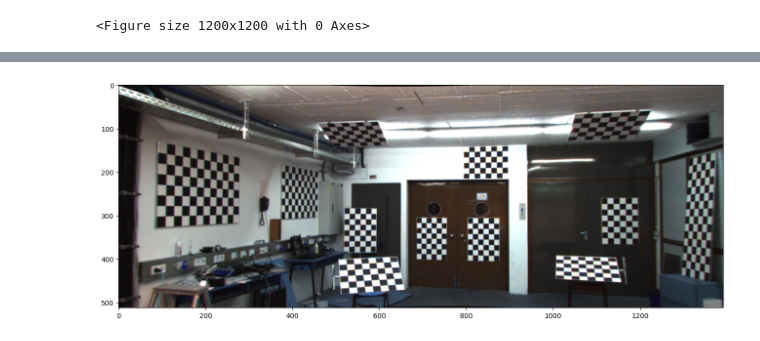
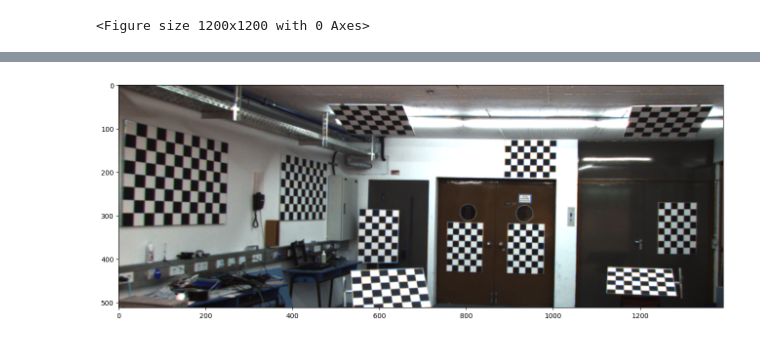
Before and after one commit to Boti21/ObjectTrackingInTheStreets, a Jupyter notebook: CameraCalibration/IterativeCameraCalibrationTesting copy.ipynb, the cells around one changed output, grey strips where cells are left out. Drawn from its saved outputs; the diff is of its cells as text; code cells hidden in the pictures.

```diff
--- a/CameraCalibration/IterativeCameraCalibrationTesting copy.ipynb
+++ b/CameraCalibration/IterativeCameraCalibrationTesting copy.ipynb
@@ -66,12 +66,14 @@ square_size = 0.1 # m
 chessboard_sizes = {
     'board1': (7, 11),  # eg big one on the left
     'board2': (5, 7), #  eg smaller ones in the middle for example
-    #'board3': (7, 5), # eg same as the prev one but on the side
+    'board3': (7, 5), # eg same as the prev one but on the side
+    'board4': (5, 7), # this is to detect the very right board
 }
 square_sizes = {
     'board1': square_size, # in your chosen unit
     'board2': square_size,
-    #'board3': square_size,
+    'board3': square_size,
+    'board4': square_size,
 }
 
 # Prepare object points for each board type
@@ -123,5 +125,37 @@ poly_right_manual = np.array(
                 [300, 330]], # bottom-left
                 dtype=np.int32,
             ).reshape((-1, 1, 2))
+
+midband_left_manual = np.array(
+                [[0, 160],  # top-left
+                [1400, 160],  # top-right
+                [1400, 370],  # bottom-right
+                [0, 370]], # bottom-left
+                dtype=np.int32,
+            ).reshape((-1, 1, 2))
+
+midband_right_manual = np.array(
+                [[0, 160],  # top-left
+                [1400, 160],  # top-right
+                [1400, 370],  # bottom-right
+                [0, 370]], # bottom-left
+                dtype=np.int32,
+            ).reshape((-1, 1, 2))
+
+leftband_left_manual = np.array(
+                [[0, 0],  # top-left
+                [1320, 0],  # top-right
+                [1320, 1200],  # bottom-right
+                [0, 1200]], # bottom-left
+                dtype=np.int32,
+            ).reshape((-1, 1, 2))
+
+leftband_right_manual = np.array(
+                [[0, 0],  # top-left
+                [1320, 0],  # top-right
+                [1320, 1200],  # bottom-right
+                [0, 1200]], # bottom-left
+                dtype=np.int32,
+            ).reshape((-1, 1, 2))
 # %%
 iteration = 0
@@ -443,34 +634,34 @@ T = np.array([[-5.370000e-01],
 # %%
 R1, R2, P1, P2, Q, valid_roi_left, valid_roi_right = cv2.stereoRectify(
     mtx_l, dist_l,
     mtx_r, dist_r,
     img_shape,
     R, T,
-    alpha=0.1 # alpha=0 crops the image to show only valid pixels, alpha=1 shows all pixels
+    alpha=0.0 # alpha=0 crops the image to show only valid pixels, alpha=1 shows all pixels
 )
 
 # Create the undistortion and rectification maps for each camera
 map_l_x, map_l_y = cv2.initUndistortRectifyMap(mtx_l, dist_l, R1, P1, img_shape, cv2.CV_32FC1)
 map_r_x, map_r_y = cv2.initUndistortRectifyMap(mtx_r, dist_r, R2, P2, img_shape, cv2.CV_32FC1)
 
 img_l_demo = cv2.imread(left_images[0])
 img_r_demo = cv2.imread(right_images[0])
 
 rectified_l = cv2.remap(img_l_demo, map_l_x, map_l_y, cv2.INTER_LINEAR)
 rectified_r = cv2.remap(img_r_demo, map_r_x, map_r_y, cv2.INTER_LINEAR)
 
 x1, y1, w1, h1 = valid_roi_left
 x2, y2, w2, h2 = valid_roi_right
 cropped_l  = rectified_l[y1:y1+h1, x1:x1+w1]
 cropped_r = rectified_r[y2:y2+h2, x2:x2+w2]
 
 
 fig, ax = plt.subplots(nrows=1, ncols=1, figsize=(16, 16))
 ax = plt.imshow(rectified_l)
 #ax = plt.imshow(cropped_l)
 plt.show()
 # %% [output]
-[figure, old version]
+[figure, new version]
 # %%
 fig, ax = plt.subplots(nrows=1, ncols=1, figsize=(16, 16))
 ax = plt.imshow(rectified_r)
```
Also changed, not shown: parts of 9 cells of this notebook, 2 other files.
